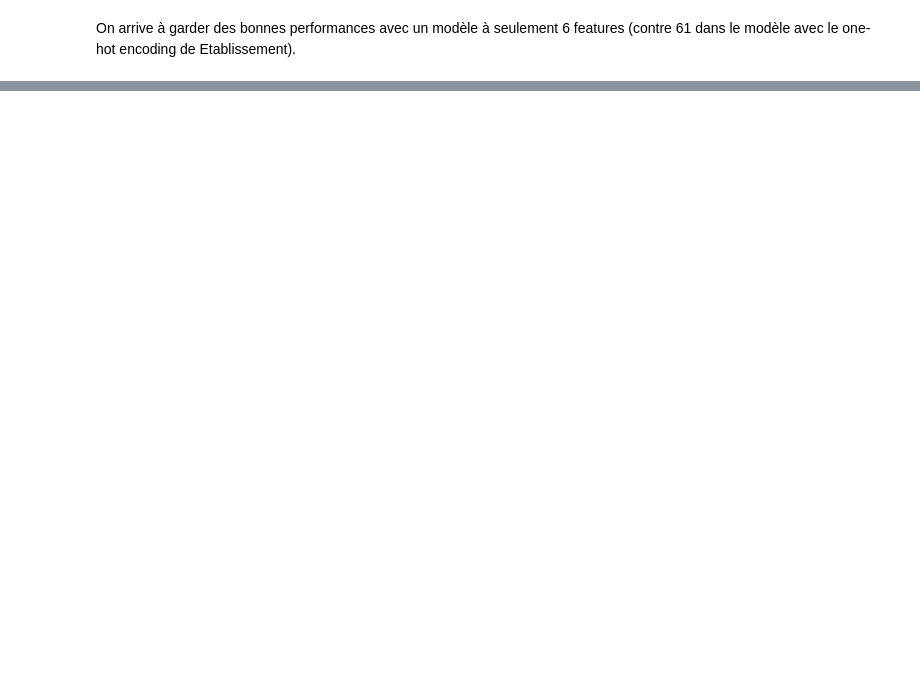
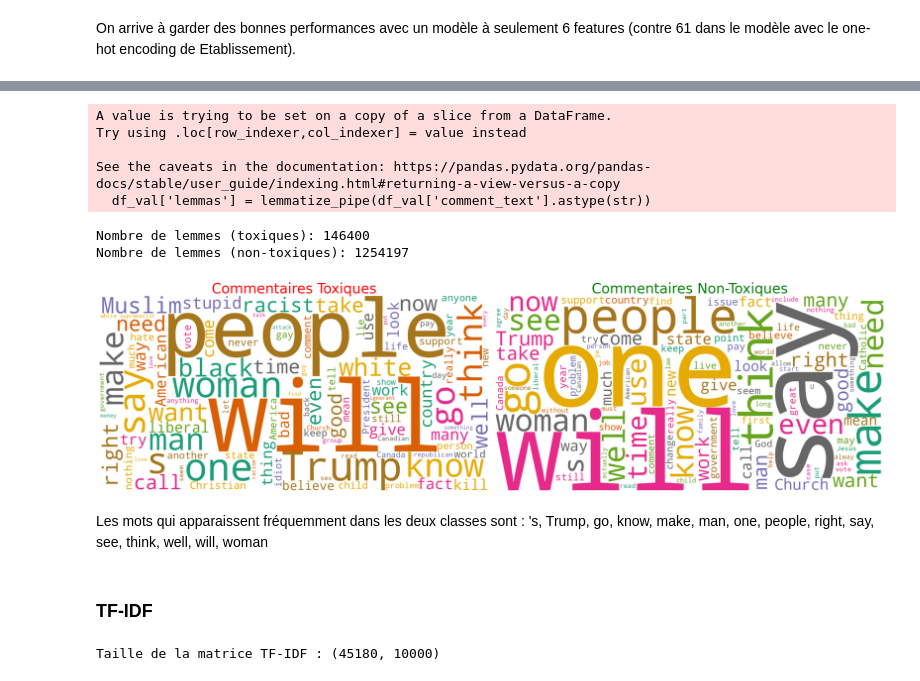
Before and after one commit to SarahL-1720/rexia-responsible-explainable-ai-project, a Jupyter notebook: augustin_notebook.ipynb, the cells around one changed output, grey strips where cells are left out. Saved outputs shown, nothing was run; the diff lists cells and outputs as text; code cells hidden in the pictures; blank space fills up the shorter version.

```diff
--- a/augustin_notebook.ipynb
+++ b/augustin_notebook.ipynb
@@ -570,0 +498,2 @@ On arrive à garder des bonnes performances avec un modèle à seulement 6 featu
+# %%
+df_val = df[df.split=="val"]
@@ -570,0 +549,69 @@ On arrive à garder des bonnes performances avec un modèle à seulement 6 featu
+# %%
+df_val['lemmas'] = lemmatize_pipe(df_val['comment_text'].astype(str))
+# %% [output]
+A value is trying to be set on a copy of a slice from a DataFrame.
+Try using .loc[row_indexer,col_indexer] = value instead
+
+See the caveats in the documentation: https://pandas.pydata.org/pandas-docs/stable/user_guide/indexing.html#returning-a-view-versus-a-copy
+  df_val['lemmas'] = lemmatize_pipe(df_val['comment_text'].astype(str))
+# %%
+df_toxic = df_val[df_val['is_toxic'] == True]
+df_non_toxic = df_val[df_val['is_toxic'] == False]
+
+cleaned_stopwords = set(STOPWORDS)
+
+def get_corpus(dataframe):
+
+    all_lemmas = [lemma for sublist in dataframe['lemmas'] for lemma in sublist if lemma not in cleaned_stopwords and len(lemma) > 1]
+    return " ".join(all_lemmas), all_lemmas
+
+corpus_toxic, lemmas_toxic = get_corpus(df_toxic)
+corpus_non_toxic, lemmas_non_toxic = get_corpus(df_non_toxic)
+
+print(f"Nombre de lemmes (toxiques): {len(lemmas_toxic)}")
+print(f"Nombre de lemmes (non-toxiques): {len(lemmas_non_toxic)}")
+# %% [output]
+Nombre de lemmes (toxiques): 146400
+Nombre de lemmes (non-toxiques): 1254197
+# %%
+wc_params = {
+    'width': 1600,
+    'height': 800,
+    'background_color': 'white',
+    'max_words': 100,
+    'colormap': 'Dark2',
+    'prefer_horizontal': 0.7
+}
+
+wc_toxic = WordCloud(**wc_params).generate(corpus_toxic)
+wc_non_toxic = WordCloud(**wc_params).generate(corpus_non_toxic)
+
+fig, ax = plt.subplots(1, 2, figsize=(24, 12))
+
+ax[0].imshow(wc_toxic, interpolation='bilinear')
+ax[0].set_title('Commentaires Toxiques', fontsize=30, color='red')
+ax[0].axis('off')
+
+ax[1].imshow(wc_non_toxic, interpolation='bilinear')
+ax[1].set_title('Commentaires Non-Toxiques', fontsize=30, color='green')
+ax[1].axis('off')
+
+plt.tight_layout()
+plt.show()
+# %% [output]
+[figure, added]
+# %% [markdown]
+Les mots qui apparaissent fréquemment dans les deux classes sont : 's, Trump, go, know, make, man, one, people, right, say, see, think, well, will, woman
+# %% [markdown]
+### TF-IDF
+# %%
+corpus = df_val['lemmas'].apply(lambda x: " ".join(x) if isinstance(x, list) else "")
+
+vectorizer = TfidfVectorizer(max_features=10000, stop_words='english')
+
+tfidf_matrix = vectorizer.fit_transform(corpus)
+feature_names = np.array(vectorizer.get_feature_names_out())
+
+print(f"Taille de la matrice TF-IDF : {tfidf_matrix.shape}")
+# %% [output]
+Taille de la matrice TF-IDF : (45180, 10000)
```
Also changed, not shown: parts of 51 cells of this notebook, 1 other file.
